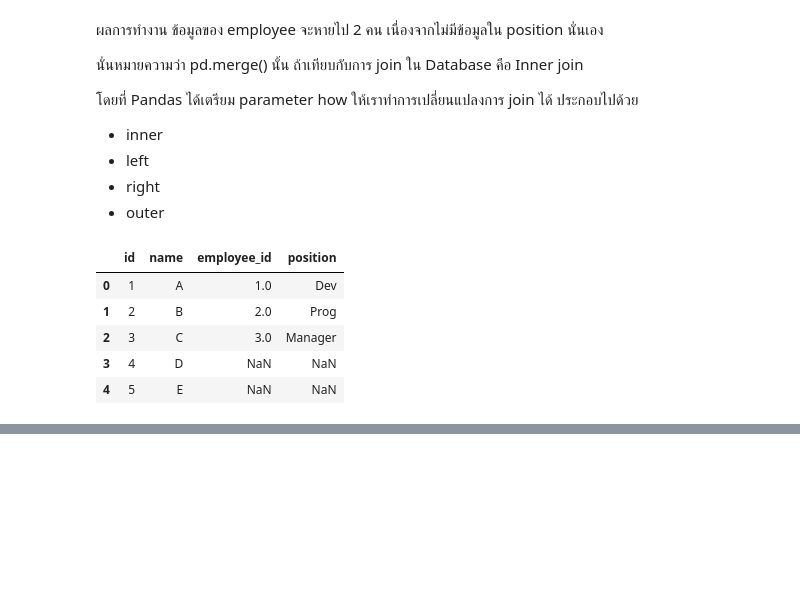
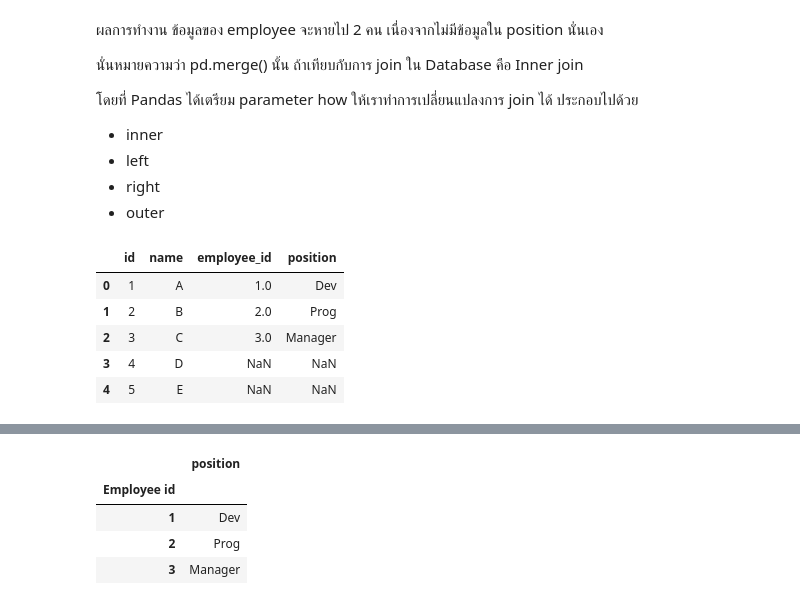
Before and after one commit to up1/course-basic-python, a Jupyter notebook: notebook/data_wrangling_with_pandas.ipynb, the cells around one changed output, grey strips where cells are left out. Cells and saved outputs as stored; diff of their text form; code cells hidden in the pictures; blank space fills up the shorter version.

```diff
--- a/notebook/data_wrangling_with_pandas.ipynb
+++ b/notebook/data_wrangling_with_pandas.ipynb
@@ -479,0 +501,13 @@ pd.merge(employee, position, left_on='id', right_on='employee_id')
+# %%
+position = pd.DataFrame( {'position': ['Dev', 'Prog', 'Manager']
+                          },
+                         index=[1, 2, 3]
+                        )
+position.index.name = 'Employee id'
+position
+# %% [output]
+|  | position |
+| Employee id |  |
+| 1 | Dev |
+| 2 | Prog |
+| 3 | Manager |
```
Also changed, not shown: parts of 9 cells of this notebook.
